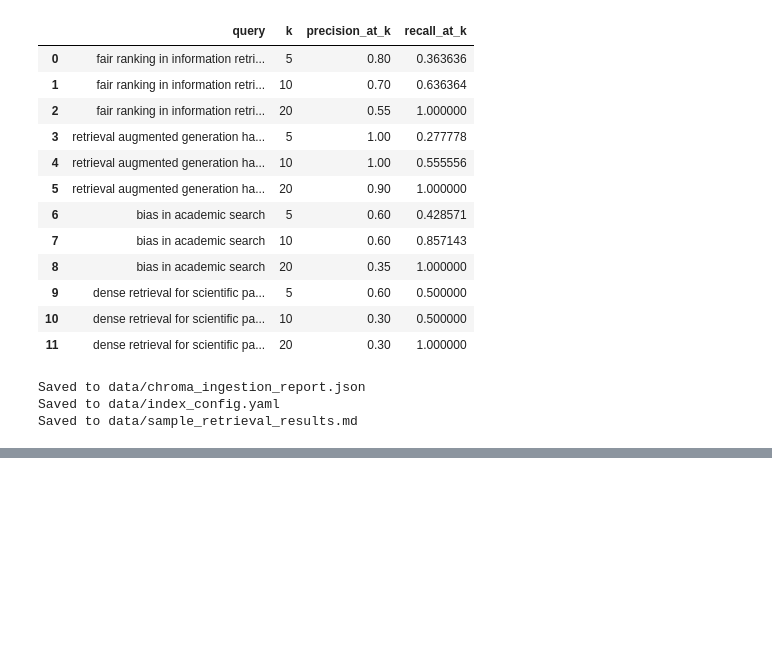
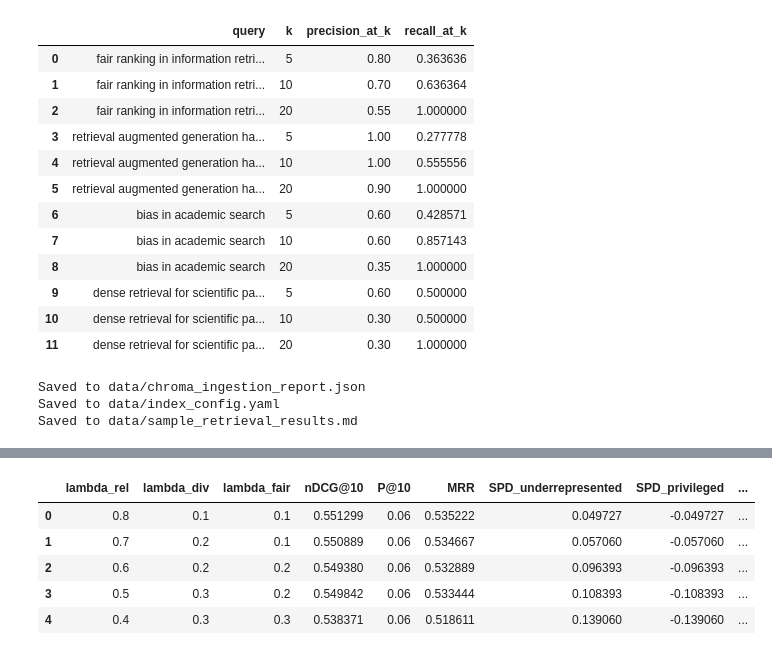
Before and after one commit to Darjeel1ng/neu-cs6200-team3-fairsearch-arxiv, a Jupyter notebook: work_notebook.ipynb, the cells around one changed output, grey strips where cells are left out. Saved outputs shown, nothing was run; the diff lists cells and outputs as text; code cells hidden in the pictures; blank space fills up the shorter version.

```diff
--- a/work_notebook.ipynb
+++ b/work_notebook.ipynb
@@ -2690,0 +3684,92 @@ Saved to data/sample_retrieval_results.md
+# %%
+# ----------------------------------------------
+# RUN LAMBDA ABLATION
+# ----------------------------------------------
+
+# define lambda configurations
+lambda_configs = [
+    (0.80, 0.10, 0.10),
+    (0.70, 0.20, 0.10),
+    (0.60, 0.20, 0.20),
+    (0.50, 0.30, 0.20),
+    (0.40, 0.30, 0.30),
+]
+
+results_summary = []
+all_reranked_results = {}
+for lambda_rel, lambda_div, lambda_fair in lambda_configs:
+
+    print(
+        f"Running λ=({lambda_rel:.2f}, "
+        f"{lambda_div:.2f}, "
+        f"{lambda_fair:.2f})"
+    )
+
+    reranked_records = []
+    ndcg_scores = []
+    precision_scores = []
+    mrr_scores = []
+    spd_under_scores = []
+    srr_under_scores = []
+    spd_priv_scores = []
+    srr_priv_scores = []
+    institution_counts = []
+    country_counts = []
+
+    for query_id, group in retrieval_df.groupby("query_id"):
+        reranked = mmr_rerank(
+            group,
+            lambda_rel=lambda_rel,
+            lambda_div=lambda_div,
+            lambda_fair=lambda_fair,
+            top_k=10,
+        )
+
+        reranked_records.extend(reranked.to_dict("records"))
+        relevant_doc = ground_truth[query_id]
+
+        ndcg_scores.append(ndcg_at_10(reranked, relevant_doc))
+        precision_scores.append(precision_at_10(reranked, relevant_doc))
+        mrr_scores.append(reciprocal_rank(reranked, relevant_doc))
+
+        fairness = fairness_metrics(reranked)
+        # spd_scores.append(fairness["SPD"])
+        # srr_scores.append(fairness["SRR"])
+        spd_under_scores.append(fairness["spd_privilege"]["underrepresented"])
+        srr_under_scores.append(fairness["srr_privilege"]["underrepresented"])
+
+        spd_priv_scores.append(fairness["spd_privilege"]["privileged"])
+        srr_priv_scores.append(fairness["srr_privilege"]["privileged"])
+
+        institution_counts.append(fairness["unique_institutions"])
+        country_counts.append(fairness["unique_countries"])
+
+    key = (
+        f"rel_{lambda_rel:.2f}"
+        f"_div_{lambda_div:.2f}"
+        f"_fair_{lambda_fair:.2f}"
+    )
+
+    all_reranked_results[key] = reranked_records
+    results_summary.append({
+        "lambda_rel": lambda_rel,
+        "lambda_div": lambda_div,
+        "lambda_fair": lambda_fair,
+        "nDCG@10": np.mean(ndcg_scores),
+        "P@10": np.mean(precision_scores),
+        "MRR": np.mean(mrr_scores),
+
+        # "SPD": np.mean(spd_scores),
+        # "SRR": np.mean(srr_scores),
+        "SPD_underrepresented": np.mean(spd_under_scores),
+        "SPD_privileged": np.mean(spd_priv_scores),
+        "SRR_underrepresented": np.mean(srr_under_scores),
+        "SRR_privileged":np.mean(srr_priv_scores),
+
+        "Unique Institutions": np.mean(institution_counts),
+        "Unique Countries": np.mean(country_counts),
+    })
+
+lambda_df = pd.DataFrame(results_summary)
+lambda_df
+# %% [output]
@@ -2690,0 +3781,6 @@ Saved to data/sample_retrieval_results.md
+|  | lambda_rel | lambda_div | lambda_fair | nDCG@10 | P@10 | MRR | SPD_underrepresented | SPD_privileged | ... |
+| 0 | 0.8 | 0.1 | 0.1 | 0.551299 | 0.06 | 0.535222 | 0.049727 | -0.049727 | ... |
+| 1 | 0.7 | 0.2 | 0.1 | 0.550889 | 0.06 | 0.534667 | 0.057060 | -0.057060 | ... |
+| 2 | 0.6 | 0.2 | 0.2 | 0.549380 | 0.06 | 0.532889 | 0.096393 | -0.096393 | ... |
+| 3 | 0.5 | 0.3 | 0.2 | 0.549842 | 0.06 | 0.533444 | 0.108393 | -0.108393 | ... |
+| 4 | 0.4 | 0.3 | 0.3 | 0.538371 | 0.06 | 0.518611 | 0.139060 | -0.139060 | ... |
```
Also changed, not shown: parts of 33 cells of this notebook, 16 other files.
